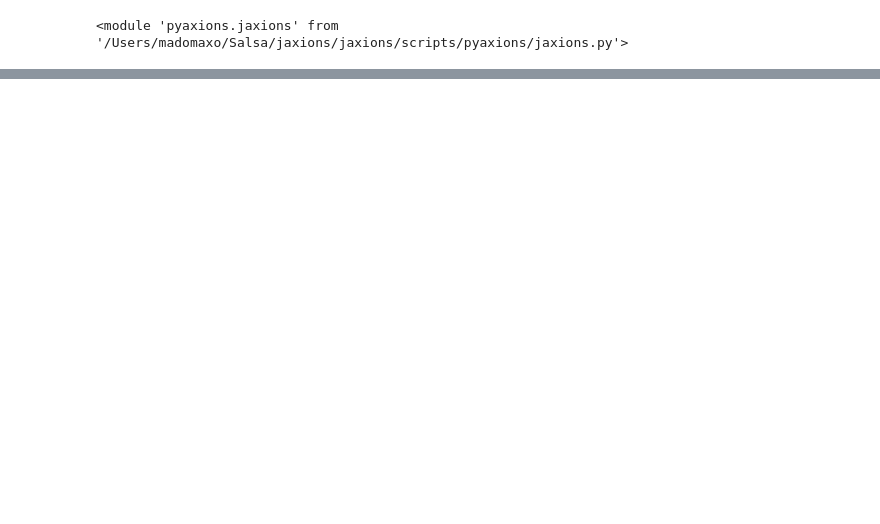
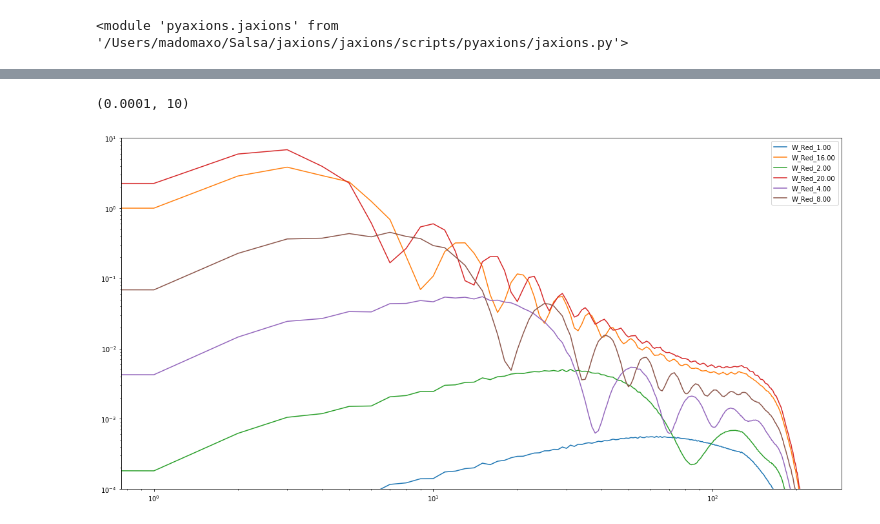
Before and after one commit to veintemillas/jaxions, a Jupyter notebook: scripts/jobs/maskedenergy/maskenergy.ipynb, the cells around one changed output, grey strips where cells are left out. Cells and saved outputs as stored; diff of their text form; code cells hidden in the pictures; blank space fills up the shorter version.

```diff
--- a/scripts/jobs/maskedenergy/maskenergy.ipynb
+++ b/scripts/jobs/maskedenergy/maskenergy.ipynb
@@ -64,0 +120,3 @@ plt.loglog(ct,(eA*Nt-eAM*nmp)/(Nt-nmp)/ct**2*2/aRho**2)
+# %%
+lis=pa.gm(f[1],'msp_info')
+lis
@@ -64,0 +138,11 @@ plt.loglog(ct,(eA*Nt-eAM*nmp)/(Nt-nmp)/ct**2*2/aRho**2)
+# %%
+fig,ax=plt.subplots(1)
+for st in lis:
+    if (st[0] is not 'M'):
+        a=pa.gm(f[-1],'msp'+st)
+        ax.loglog(a,label=st)
+plt.legend()
+plt.ylim([0.0001,10])
+# %% [output]
+(0.0001, 10)
+[figure, added]
```
Also changed, not shown: parts of 20 cells of this notebook, 1 other file.
